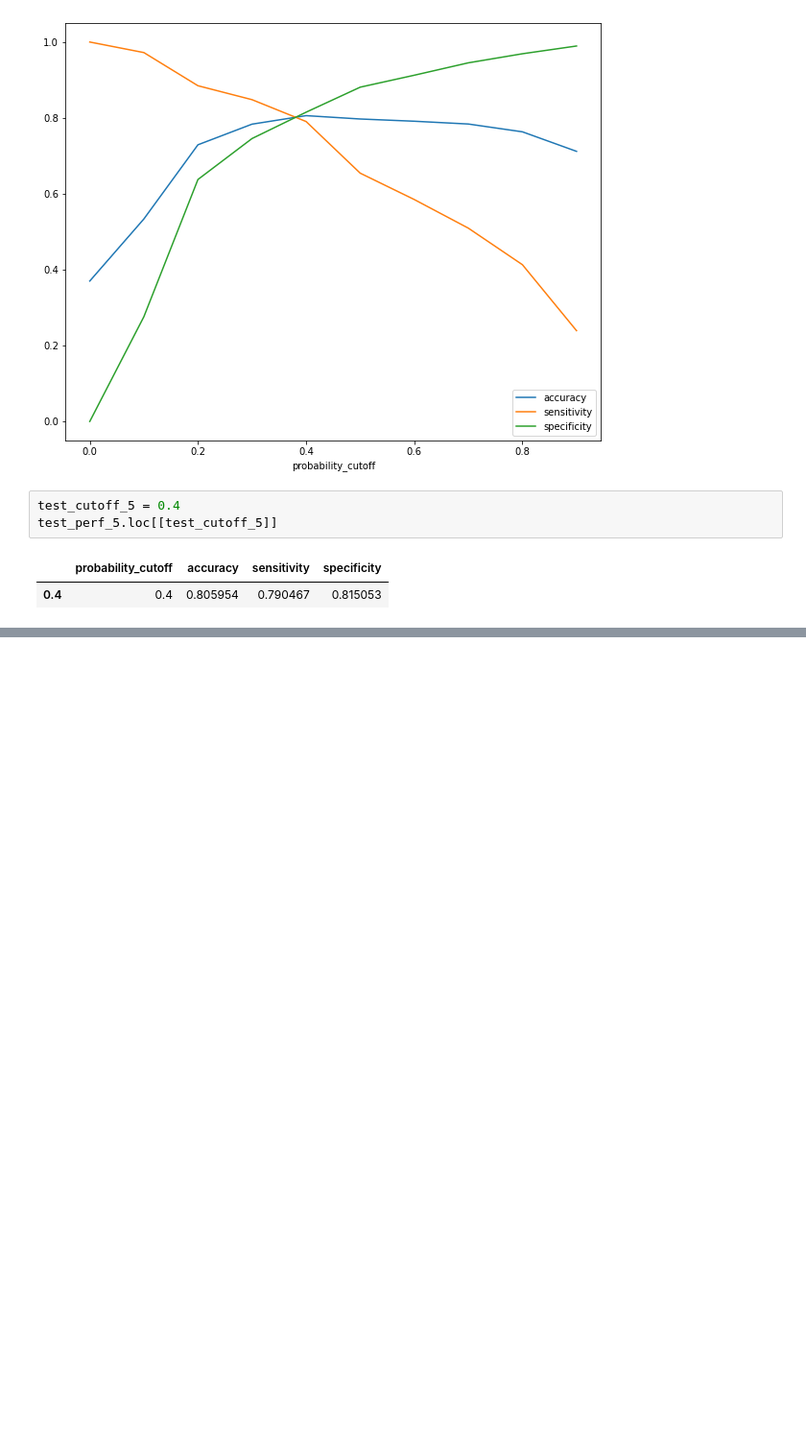
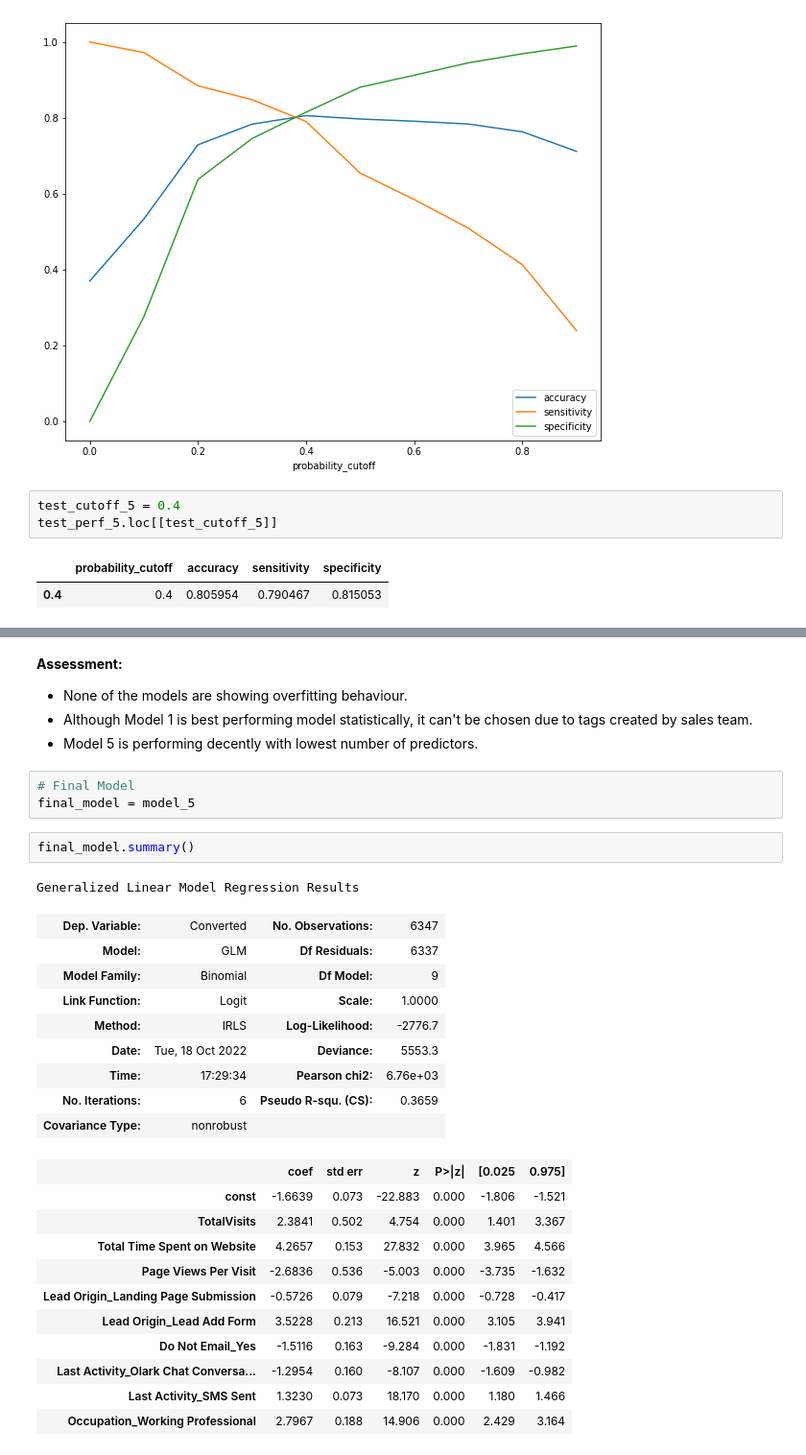
Before and after one commit to SachinShekhar/Lead-Scoring-Case-Study, a Jupyter notebook: Case Study.ipynb, the cells around one changed output, grey strips where cells are left out. Shown at 96% size. Cells and saved outputs as stored; diff of their text form; blank space fills up the shorter version.

Commit message:
Final Model (#12)

```diff
--- a/Case Study.ipynb
+++ b/Case Study.ipynb
@@ -2259,0 +2295,32 @@ test_perf_5.loc[[test_cutoff_5]]
+# %% [markdown]
+**Assessment:**
+- None of the models are showing overfitting behaviour.
+- Although Model 1 is best performing model statistically, it can't be chosen due to tags created by sales team.
+- Model 5 is performing decently with lowest number of predictors.
+# %%
+# Final Model
+final_model = model_5
+# %%
+final_model.summary()
+# %% [output]
+Generalized Linear Model Regression Results
+| Dep. Variable: | Converted | No. Observations: | 6347 |
+| Model: | GLM | Df Residuals: | 6337 |
+| Model Family: | Binomial | Df Model: | 9 |
+| Link Function: | Logit | Scale: | 1.0000 |
+| Method: | IRLS | Log-Likelihood: | -2776.7 |
+| Date: | Tue, 18 Oct 2022 | Deviance: | 5553.3 |
+| Time: | 17:29:34 | Pearson chi2: | 6.76e+03 |
+| No. Iterations: | 6 | Pseudo R-squ. (CS): | 0.3659 |
+| Covariance Type: | nonrobust |  |  |
+|  | coef | std err | z | P>|z| | [0.025 | 0.975] |
+| const | -1.6639 | 0.073 | -22.883 | 0.000 | -1.806 | -1.521 |
+| TotalVisits | 2.3841 | 0.502 | 4.754 | 0.000 | 1.401 | 3.367 |
+| Total Time Spent on Website | 4.2657 | 0.153 | 27.832 | 0.000 | 3.965 | 4.566 |
+| Page Views Per Visit | -2.6836 | 0.536 | -5.003 | 0.000 | -3.735 | -1.632 |
+| Lead Origin_Landing Page Submission | -0.5726 | 0.079 | -7.218 | 0.000 | -0.728 | -0.417 |
+| Lead Origin_Lead Add Form | 3.5228 | 0.213 | 16.521 | 0.000 | 3.105 | 3.941 |
+| Do Not Email_Yes | -1.5116 | 0.163 | -9.284 | 0.000 | -1.831 | -1.192 |
+| Last Activity_Olark Chat Conversa... | -1.2954 | 0.160 | -8.107 | 0.000 | -1.609 | -0.982 |
+| Last Activity_SMS Sent | 1.3230 | 0.073 | 18.170 | 0.000 | 1.180 | 1.466 |
+| Occupation_Working Professional | 2.7967 | 0.188 | 14.906 | 0.000 | 2.429 | 3.164 |
```
Also changed, not shown: parts of 24 cells of this notebook.
